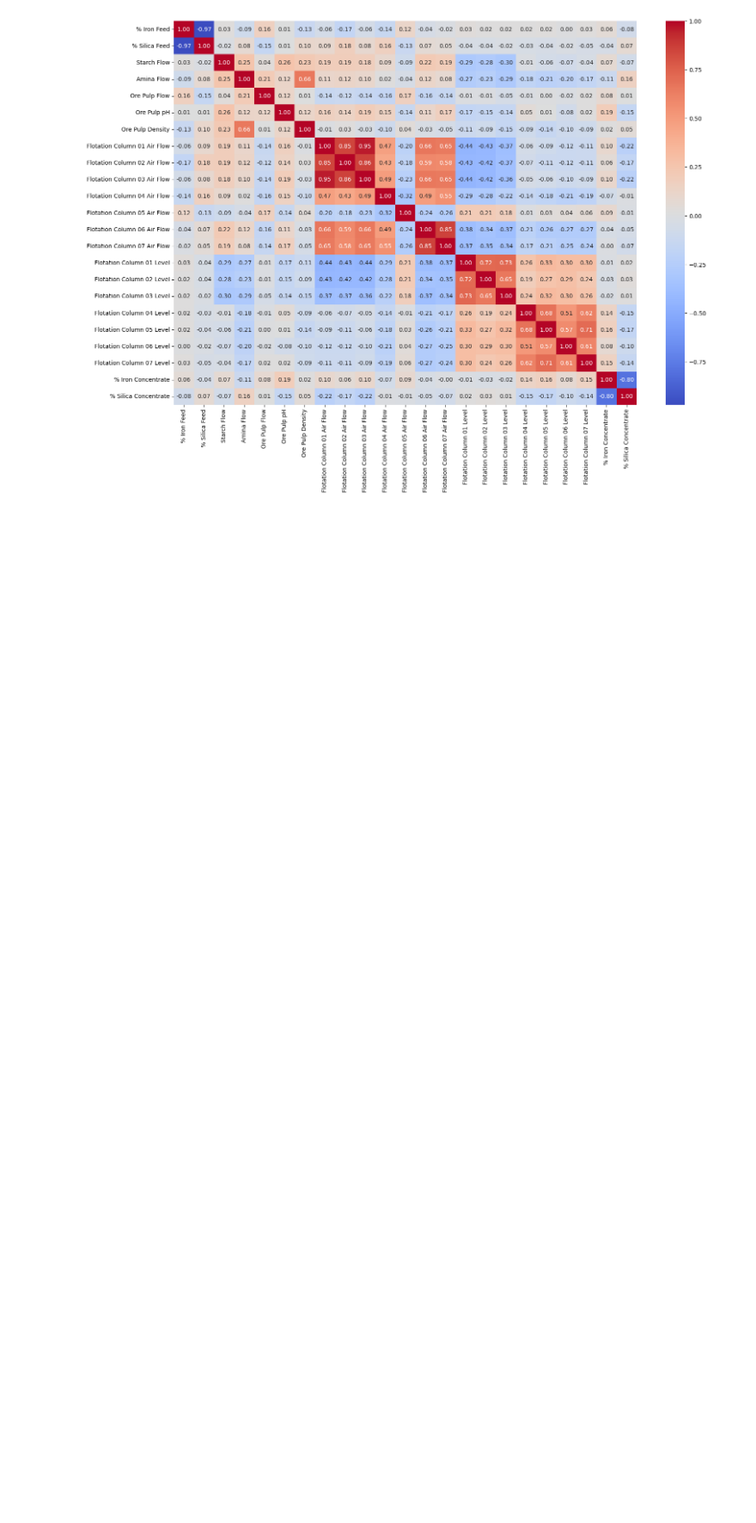
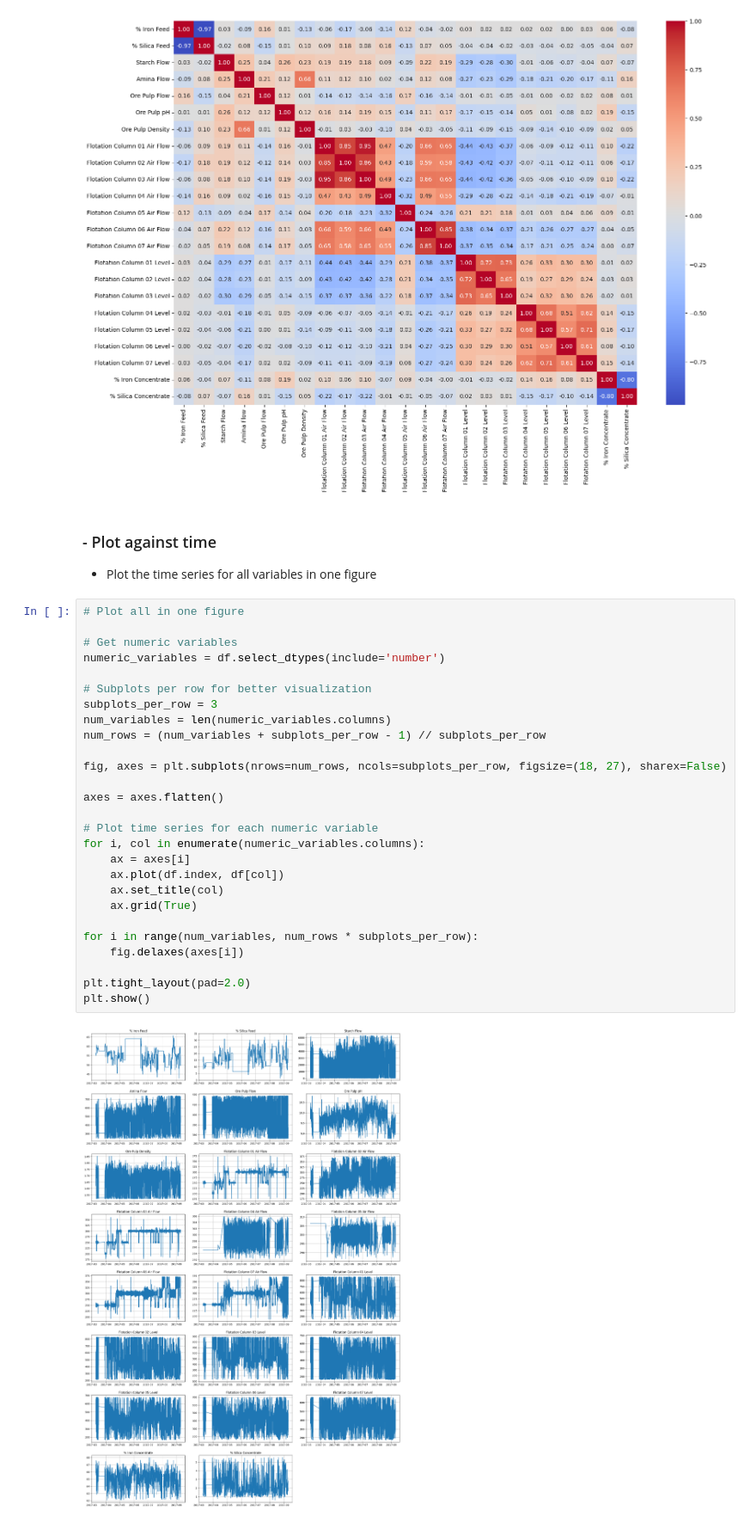
Before and after one commit to aminuldidar/ADAML-Project-Work, a Jupyter notebook: preprocessing_sub.ipynb, the cells around one changed output. Shown at 86% size. Cells and saved outputs as stored; diff of their text form; blank space fills up the shorter version.

Commit message:
Added ways to plot the time series

```diff
--- a/preprocessing_sub.ipynb
+++ b/preprocessing_sub.ipynb
@@ -377,3 +376,35 @@ sns.heatmap(correlation_matrix, annot=True, cmap='coolwarm', fmt=".2f")
 plt.show()
 # %% [output]
 [figure]
+# %% [markdown]
+### - Plot against time
+- Plot the time series for all variables in one figure
+# %%
+# Plot all in one figure
+
+# Get numeric variables
+numeric_variables = df.select_dtypes(include='number')
+
+# Subplots per row for better visualization
+subplots_per_row = 3
+num_variables = len(numeric_variables.columns)
+num_rows = (num_variables + subplots_per_row - 1) // subplots_per_row
+
+fig, axes = plt.subplots(nrows=num_rows, ncols=subplots_per_row, figsize=(18, 27), sharex=False)
+
+axes = axes.flatten()
+
+# Plot time series for each numeric variable
+for i, col in enumerate(numeric_variables.columns):
+    ax = axes[i]
+    ax.plot(df.index, df[col])
+    ax.set_title(col)
+    ax.grid(True)
+
+for i in range(num_variables, num_rows * subplots_per_row):
+    fig.delaxes(axes[i])
+
+plt.tight_layout(pad=2.0)
+plt.show()
+# %% [output]
+[figure, added]
```
Also changed, not shown: parts of 3 cells of this notebook.
